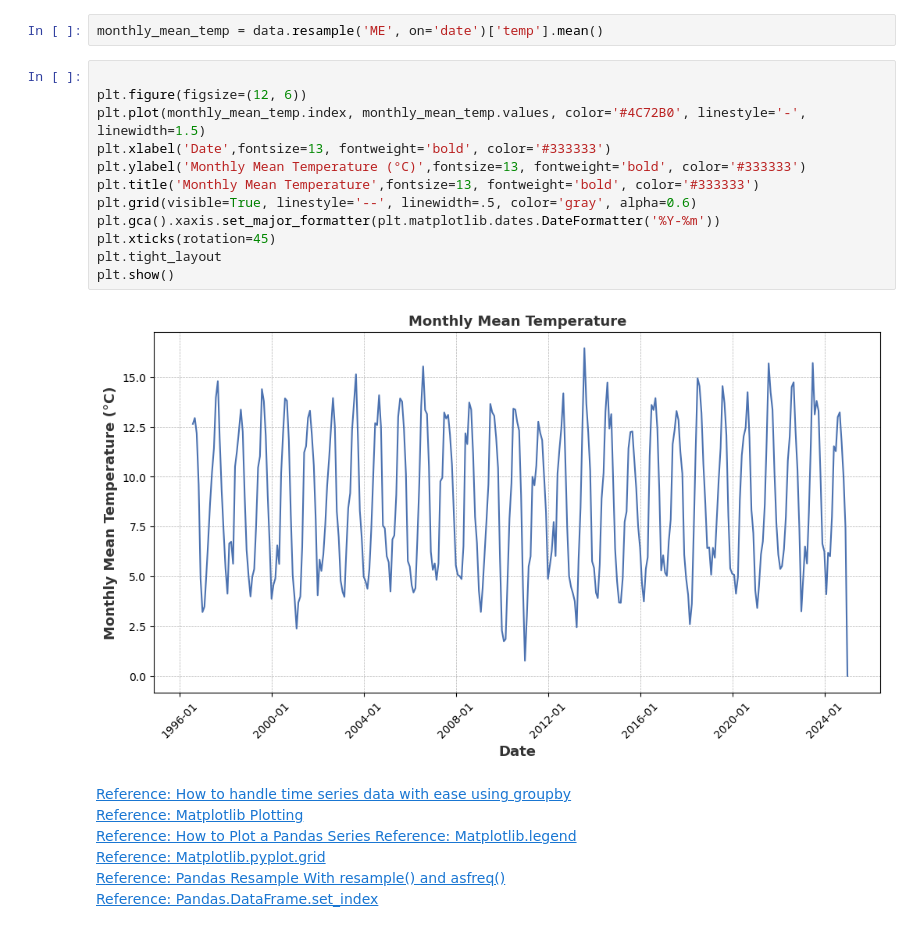
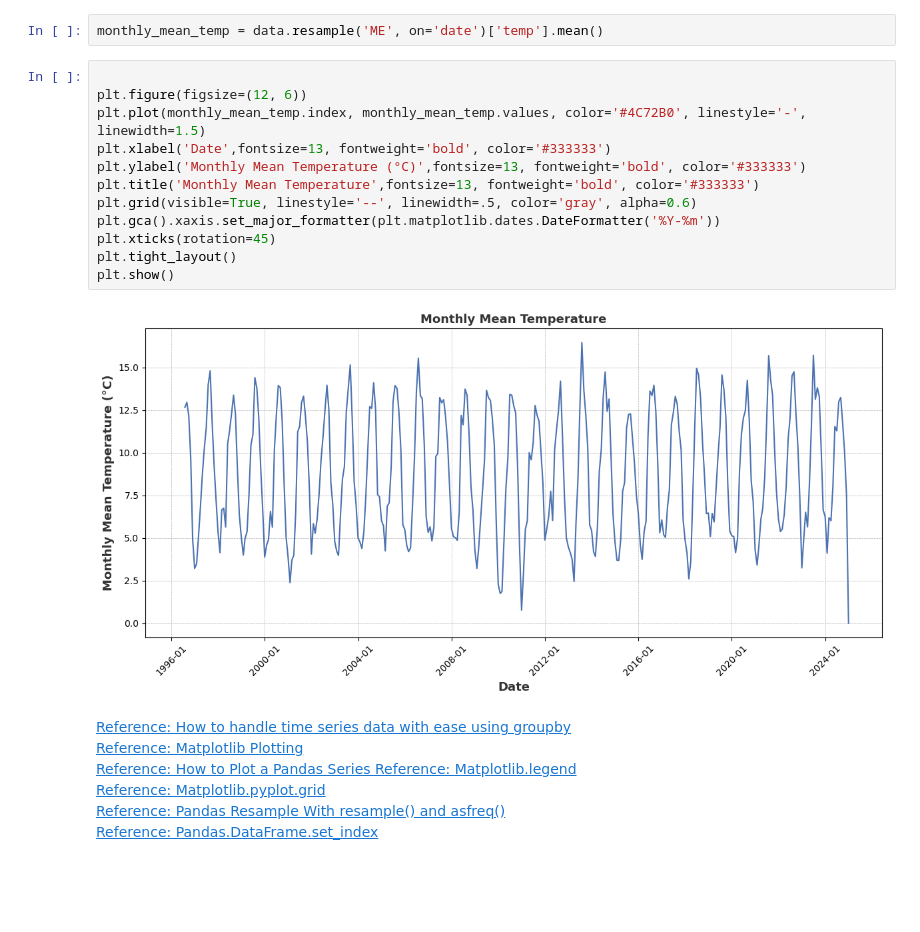
Before and after one commit to sarahembarry/PFDA-assignments, a Jupyter notebook: assignment_6_Weather.ipynb, the cells around one changed output. Cells and saved outputs as stored; diff of their text form; blank space fills up the shorter version.

```diff
--- a/assignment_6_Weather.ipynb
+++ b/assignment_6_Weather.ipynb
@@ -78,17 +78,17 @@ monthly_mean_temp = data.resample('ME', on='date')['temp'].mean()
 # %%
 
 plt.figure(figsize=(12, 6))
 plt.plot(monthly_mean_temp.index, monthly_mean_temp.values, color='#4C72B0', linestyle='-', linewidth=1.5)
 plt.xlabel('Date',fontsize=13, fontweight='bold', color='#333333')
 plt.ylabel('Monthly Mean Temperature (°C)',fontsize=13, fontweight='bold', color='#333333')
 plt.title('Monthly Mean Temperature',fontsize=13, fontweight='bold', color='#333333')
 plt.grid(visible=True, linestyle='--', linewidth=.5, color='gray', alpha=0.6)
 plt.gca().xaxis.set_major_formatter(plt.matplotlib.dates.DateFormatter('%Y-%m'))
 plt.xticks(rotation=45)
-plt.tight_layout
+plt.tight_layout()
 plt.show()
 # %% [output]
-[figure, old version]
+[figure, new version]
 # %% [markdown]
 [Reference: How to handle time series data with ease using groupby](https://pandas.pydata.org/pandas-docs/version/1.3.1/getting_started/intro_tutorials/09_timeseries.html)<br/>
 [Reference: Matplotlib Plotting](https://www.w3schools.com/python/matplotlib_plotting.asp)<br/>
```
Also changed, not shown: 1 other file.
